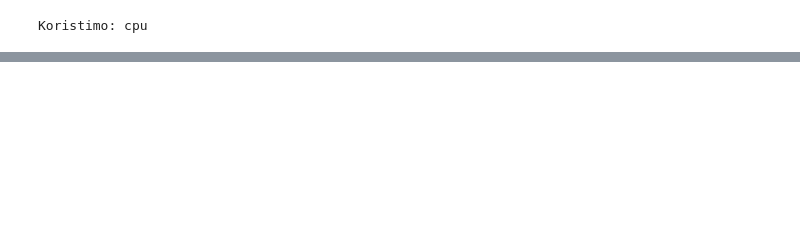
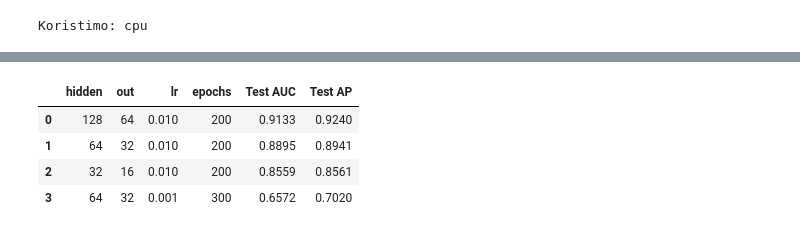
Before and after one commit to ZarijaTrtovic/gnn-link-prediction, a Jupyter notebook: notebooks/VGAE.ipynb, the cells around one changed output, grey strips where cells are left out. Saved outputs shown, nothing was run; the diff lists cells and outputs as text; code cells hidden in the pictures; blank space fills up the shorter version.

```diff
--- a/notebooks/VGAE.ipynb
+++ b/notebooks/VGAE.ipynb
@@ -168,0 +271,12 @@ Test AP:  0.9083
+# %%
+import pandas as pd
+
+df = pd.DataFrame(results)
+df = df.sort_values("Test AUC", ascending=False).reset_index(drop=True)
+display(df)
+# %% [output]
+|  | hidden | out | lr | epochs | Test AUC | Test AP |
+| 0 | 128 | 64 | 0.010 | 200 | 0.9133 | 0.9240 |
+| 1 | 64 | 32 | 0.010 | 200 | 0.8895 | 0.8941 |
+| 2 | 32 | 16 | 0.010 | 200 | 0.8559 | 0.8561 |
+| 3 | 64 | 32 | 0.001 | 300 | 0.6572 | 0.7020 |
```
Also changed, not shown: parts of 4 cells of this notebook, 11 other files.
